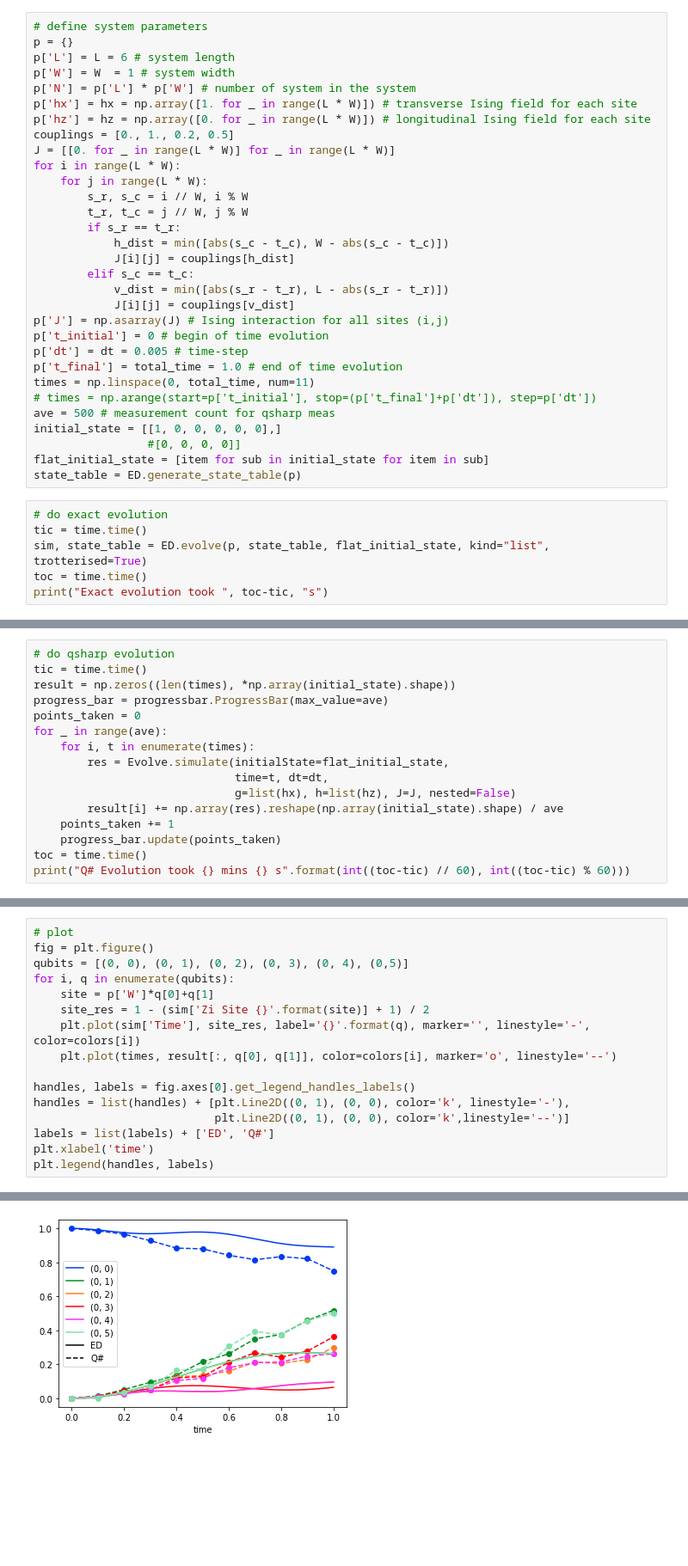
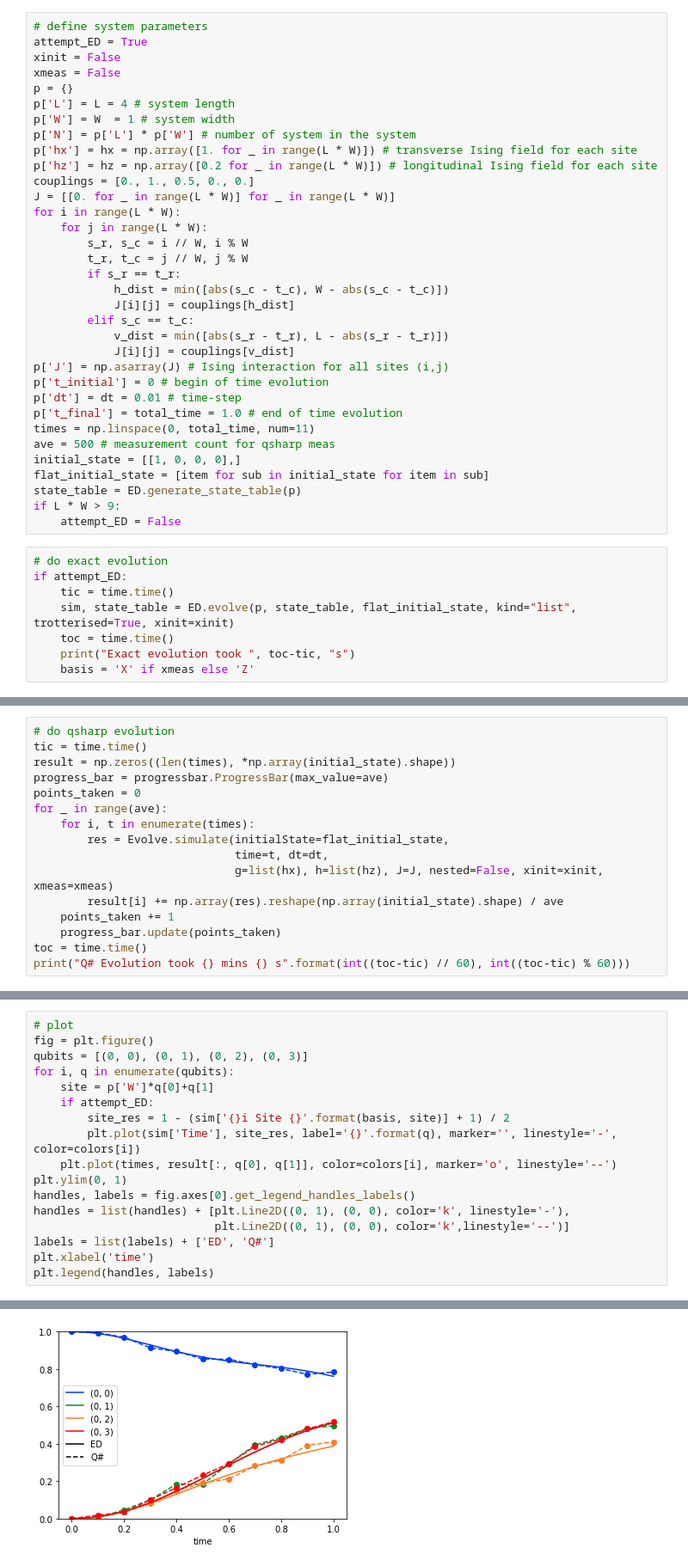
Before and after one commit to nataliejpg/QuantumResourceEstimation, a Jupyter notebook: Ising.ipynb, the cells around one changed output, grey strips where cells are left out. Shown at 86% size. Cells and saved outputs as stored; diff of their text form; blank space fills up the shorter version.

Commit message:
fix ising ed bug and test gate counts for hubbard and ising

```diff
--- a/Ising.ipynb
+++ b/Ising.ipynb
@@ -33,12 +35,15 @@ Expects initial state of correct shape in 0s and 1s (Z basis) to be specified.
 # %%
 # define system parameters
+attempt_ED = True
+xinit = False
+xmeas = False
 p = {}
-p['L'] = L = 6 # system length
+p['L'] = L = 4 # system length
 p['W'] = W  = 1 # system width
 p['N'] = p['L'] * p['W'] # number of system in the system
 p['hx'] = hx = np.array([1. for _ in range(L * W)]) # transverse Ising field for each site
-p['hz'] = hz = np.array([0. for _ in range(L * W)]) # longitudinal Ising field for each site
-couplings = [0., 1., 0.2, 0.5]
+p['hz'] = hz = np.array([0.2 for _ in range(L * W)]) # longitudinal Ising field for each site
+couplings = [0., 1., 0.5, 0., 0.]
 J = [[0. for _ in range(L * W)] for _ in range(L * W)]
 for i in range(L * W):
     for j in range(L * W):
@@ -52,19 +57,21 @@ for i in range(L * W):
             J[i][j] = couplings[v_dist]
 p['J'] = np.asarray(J) # Ising interaction for all sites (i,j)
 p['t_initial'] = 0 # begin of time evolution
-p['dt'] = dt = 0.005 # time-step
+p['dt'] = dt = 0.01 # time-step
 p['t_final'] = total_time = 1.0 # end of time evolution
 times = np.linspace(0, total_time, num=11)
-# times = np.arange(start=p['t_initial'], stop=(p['t_final']+p['dt']), step=p['dt'])
 ave = 500 # measurement count for qsharp meas
-initial_state = [[1, 0, 0, 0, 0, 0],]
-                 #[0, 0, 0, 0]]
+initial_state = [[1, 0, 0, 0],]
 flat_initial_state = [item for sub in initial_state for item in sub]
 state_table = ED.generate_state_table(p)
+if L * W > 9:
+    attempt_ED = False
 # %%
 # do exact evolution
-tic = time.time()
-sim, state_table = ED.evolve(p, state_table, flat_initial_state, kind="list", trotterised=True)
-toc = time.time()
-print("Exact evolution took ", toc-tic, "s")
+if attempt_ED:
+    tic = time.time()
+    sim, state_table = ED.evolve(p, state_table, flat_initial_state, kind="list", trotterised=True, xinit=xinit)
+    toc = time.time()
+    print("Exact evolution took ", toc-tic, "s")
+    basis = 'X' if xmeas else 'Z'
 # %% [output]
@@ -79,7 +86,7 @@ for _ in range(ave):
     for i, t in enumerate(times):
         res = Evolve.simulate(initialState=flat_initial_state,
                               time=t, dt=dt,
-                              g=list(hx), h=list(hz), J=J, nested=False)
+                              g=list(hx), h=list(hz), J=J, nested=False, xinit=xinit, xmeas=xmeas)
         result[i] += np.array(res).reshape(np.array(initial_state).shape) / ave
     points_taken += 1
     progress_bar.update(points_taken)
@@ -91,19 +98,20 @@ Q# Evolution took 55 mins 38 s
 # %%
 # plot
 fig = plt.figure()
-qubits = [(0, 0), (0, 1), (0, 2), (0, 3), (0, 4), (0,5)]
+qubits = [(0, 0), (0, 1), (0, 2), (0, 3)]
 for i, q in enumerate(qubits):
     site = p['W']*q[0]+q[1]
-    site_res = 1 - (sim['Zi Site {}'.format(site)] + 1) / 2
-    plt.plot(sim['Time'], site_res, label='{}'.format(q), marker='', linestyle='-', color=colors[i])
+    if attempt_ED:
+        site_res = 1 - (sim['{}i Site {}'.format(basis, site)] + 1) / 2
+        plt.plot(sim['Time'], site_res, label='{}'.format(q), marker='', linestyle='-', color=colors[i])
     plt.plot(times, result[:, q[0], q[1]], color=colors[i], marker='o', linestyle='--')
-
+plt.ylim(0, 1)
 handles, labels = fig.axes[0].get_legend_handles_labels()
 handles = list(handles) + [plt.Line2D((0, 1), (0, 0), color='k', linestyle='-'),
                            plt.Line2D((0, 1), (0, 0), color='k',linestyle='--')]
 labels = list(labels) + ['ED', 'Q#']
 plt.xlabel('time')
 plt.legend(handles, labels)
 # %% [output]
 <matplotlib.legend.Legend at 0x...>
-[figure, old version]
+[figure, new version]
```
Also changed, not shown: parts of 6 cells of this notebook, 4 other files.
